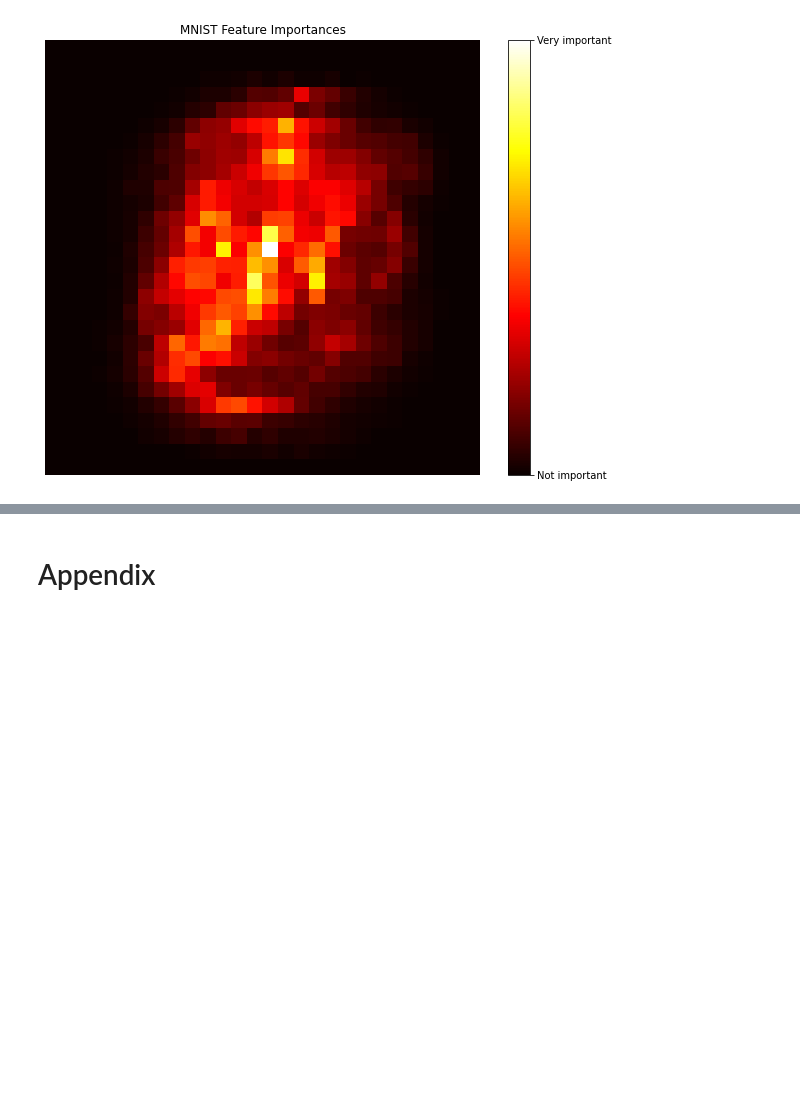
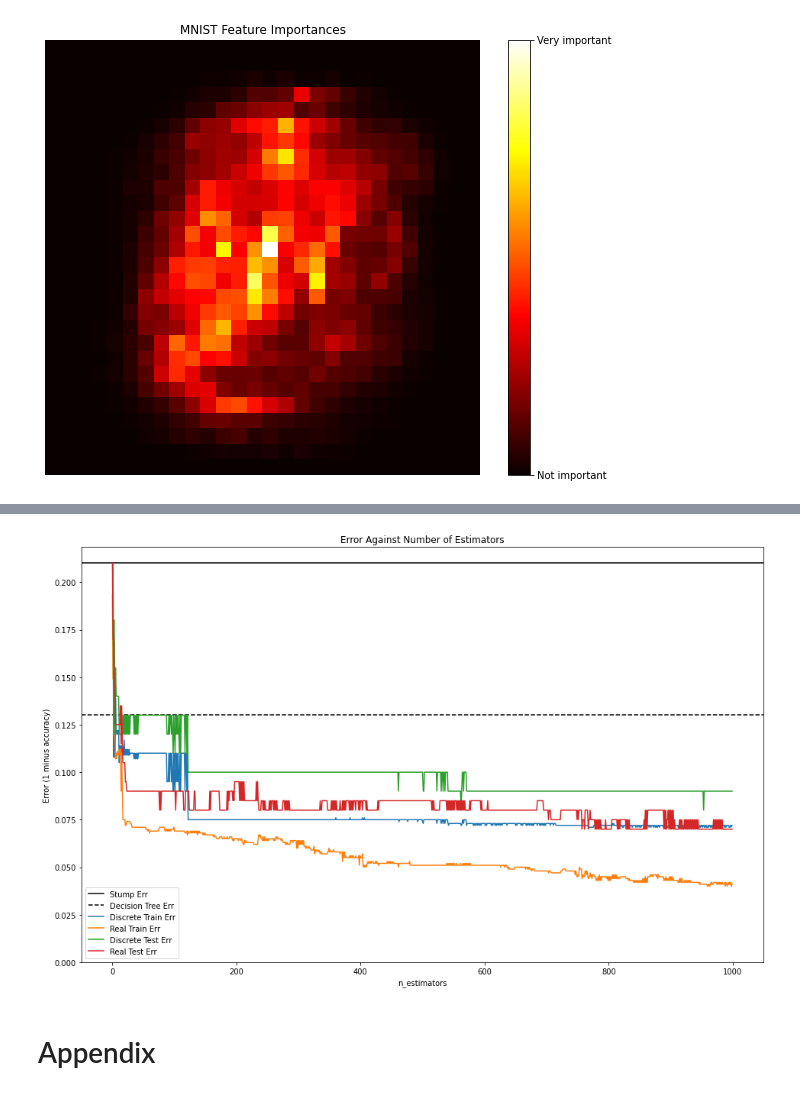
Before and after one commit to chris-leonard/hands-on-machine-learning, a Jupyter notebook: chapter-7/chapter-7-notes.ipynb, the cells around one changed output, grey strips where cells are left out. Drawn from its saved outputs; the diff is of its cells as text; code cells hidden in the pictures; blank space fills up the shorter version.

```diff
--- a/chapter-7/chapter-7-notes.ipynb
+++ b/chapter-7/chapter-7-notes.ipynb
@@ -454,3 +519,48 @@ Q: How do you reduce overfitting for a random forest?
+# %%
+# get training and test error against number of estimators
+ada_real_err = np.zeros(n_estimators)
+
+for i, y_pred in enumerate(ada_real_clf.staged_predict(X_test)):
+    ada_real_err[i] = 1 - accuracy_score(y_test, y_pred)
+
+ada_real_train_err = np.zeros(n_estimators)
+
+for i, y_pred in enumerate(ada_real_clf.staged_predict(X_train)):
+    ada_real_train_err[i] = 1 - accuracy_score(y_train, y_pred)
+
+ada_disc_err = np.zeros(n_estimators)
+
+for i, y_pred in enumerate(ada_disc_clf.staged_predict(X_test)):
+    ada_disc_err[i] = 1 - accuracy_score(y_test, y_pred)
+
+ada_disc_train_err = np.zeros(n_estimators)
+
+for i, y_pred in enumerate(ada_disc_clf.staged_predict(X_train)):
+    ada_disc_train_err[i] = 1 - accuracy_score(y_train, y_pred)
+# %%
+fig, ax = plt.subplots(figsize=(16, 10))
+
+ax.axhline(stump_err, color="k", label = "Stump Err")
+ax.axhline(tree_err, color="k", ls= "--", label = "Decision Tree Err")
+
+x_plot = np.arange(n_estimators)
+
+ax.plot(x_plot, ada_disc_train_err, label = "Discrete Train Err")
+ax.plot(x_plot, ada_real_train_err, label = "Real Train Err")
+
+ax.plot(x_plot, ada_disc_err, label = "Discrete Test Err")
+ax.plot(x_plot, ada_real_err, label = "Real Test Err")
+
+ax.set_ylim(bottom=0)
+
+ax.set_xlabel("n_estimators")
+ax.set_ylabel("Error (1 minus accuracy)")
+
+ax.set_title("Error Against Number of Estimators")
+
+ax.legend();
+# %% [output]
+[figure, added]
 # %% [markdown]
 # Appendix
 # %% [markdown]
```
Also changed, not shown: parts of 9 cells of this notebook.
